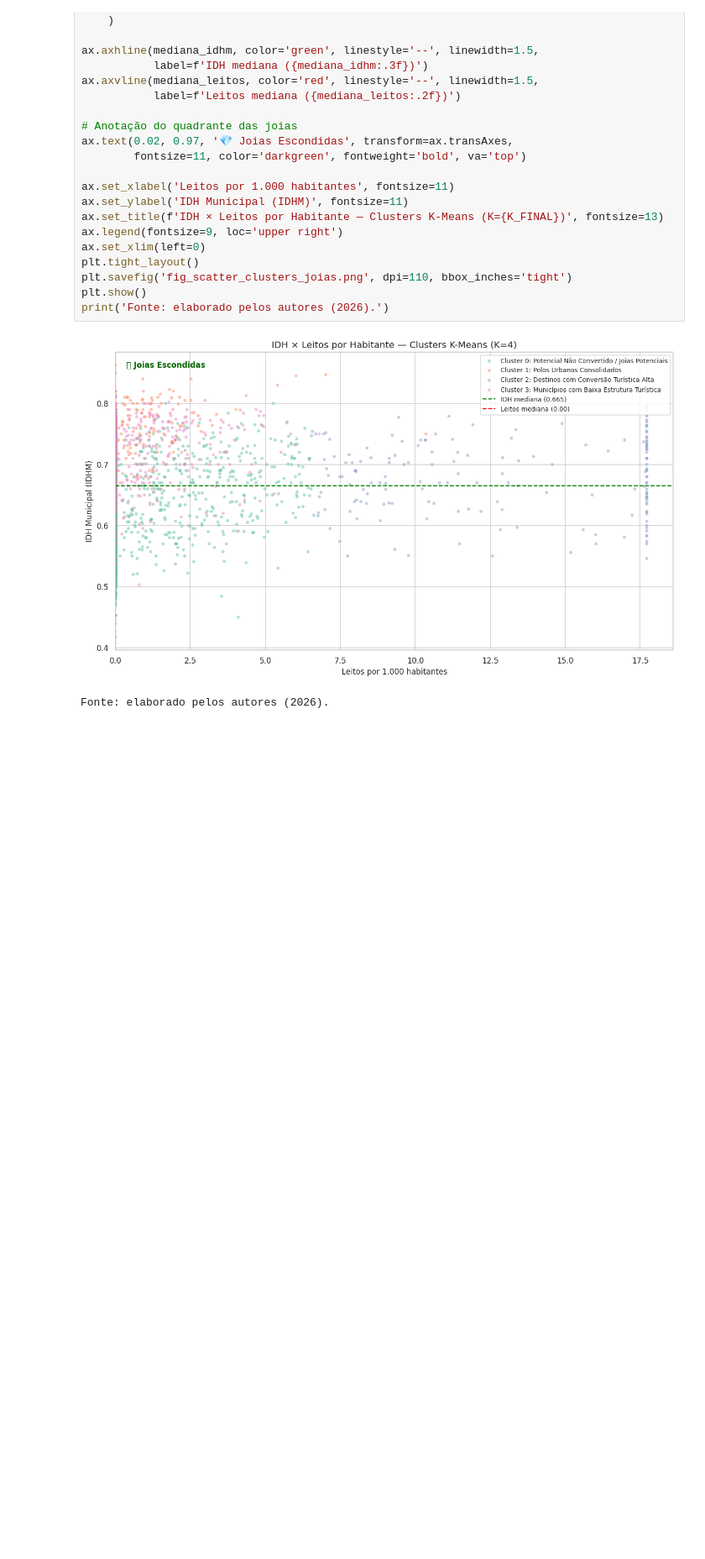
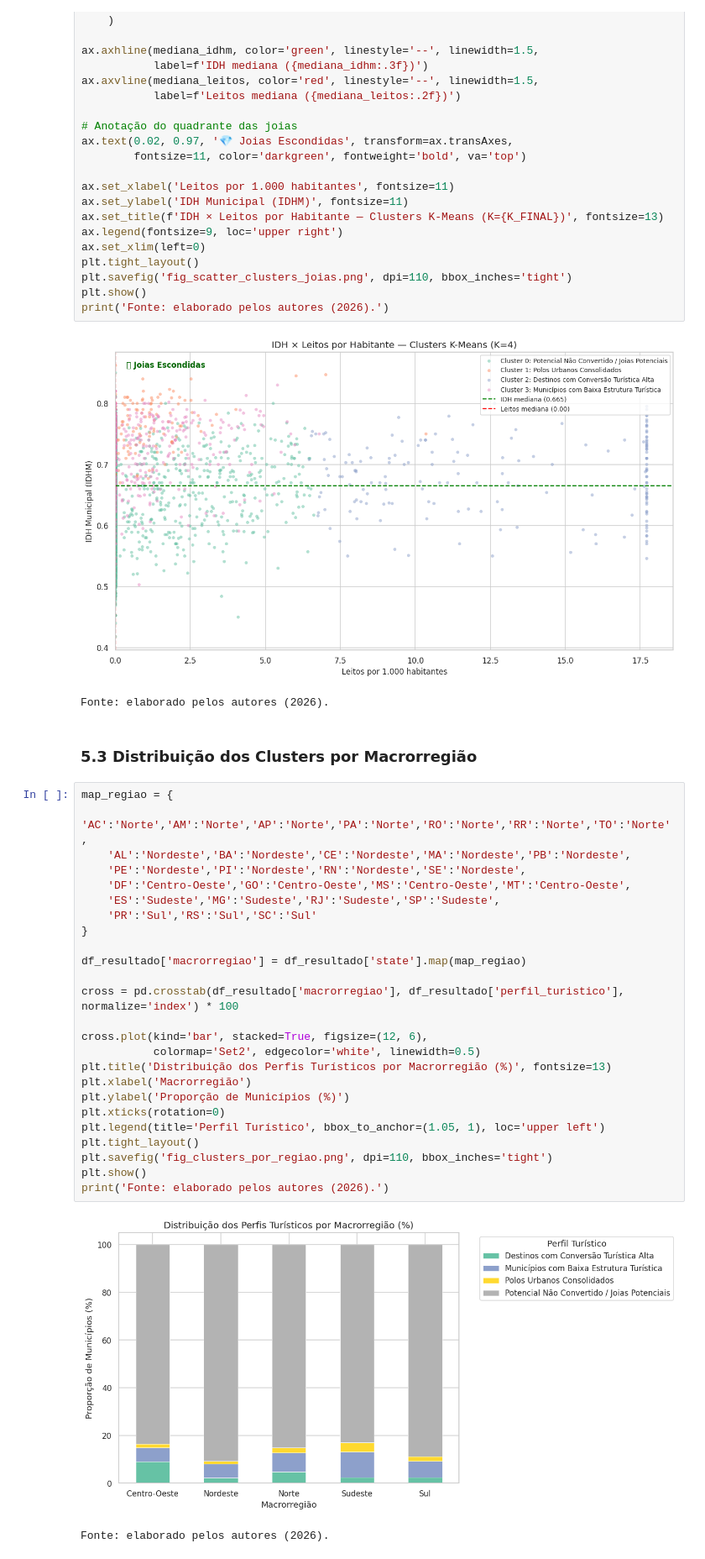
Before and after one commit to IsadoraMoraiss/Project_Pisi3, a Jupyter notebook: CLUSTERIZAÇÂO_PISI3.ipynb, the cells around one changed output. Shown at 84% size. Saved outputs shown, nothing was run; the diff lists cells and outputs as text; blank space fills up the shorter version.

Commit message:
feat cruzamento dos clusters por macroregião brasileira eexportação dos arquivos

```diff
--- a/CLUSTERIZAÇÂO_PISI3.ipynb
+++ b/CLUSTERIZAÇÂO_PISI3.ipynb
@@ -831,3 +831,33 @@ print('Fonte: elaborado pelos autores (2026).')
 # %% [output]
 [figure]
 Fonte: elaborado pelos autores (2026).
+# %% [markdown]
+### 5.3 Distribuição dos Clusters por Macrorregião
+# %%
+map_regiao = {
+    'AC':'Norte','AM':'Norte','AP':'Norte','PA':'Norte','RO':'Norte','RR':'Norte','TO':'Norte',
+    'AL':'Nordeste','BA':'Nordeste','CE':'Nordeste','MA':'Nordeste','PB':'Nordeste',
+    'PE':'Nordeste','PI':'Nordeste','RN':'Nordeste','SE':'Nordeste',
+    'DF':'Centro-Oeste','GO':'Centro-Oeste','MS':'Centro-Oeste','MT':'Centro-Oeste',
+    'ES':'Sudeste','MG':'Sudeste','RJ':'Sudeste','SP':'Sudeste',
+    'PR':'Sul','RS':'Sul','SC':'Sul'
+}
+
+df_resultado['macrorregiao'] = df_resultado['state'].map(map_regiao)
+
+cross = pd.crosstab(df_resultado['macrorregiao'], df_resultado['perfil_turistico'], normalize='index') * 100
+
+cross.plot(kind='bar', stacked=True, figsize=(12, 6),
+           colormap='Set2', edgecolor='white', linewidth=0.5)
+plt.title('Distribuição dos Perfis Turísticos por Macrorregião (%)', fontsize=13)
+plt.xlabel('Macrorregião')
+plt.ylabel('Proporção de Municípios (%)')
+plt.xticks(rotation=0)
+plt.legend(title='Perfil Turístico', bbox_to_anchor=(1.05, 1), loc='upper left')
+plt.tight_layout()
+plt.savefig('fig_clusters_por_regiao.png', dpi=110, bbox_inches='tight')
+plt.show()
+print('Fonte: elaborado pelos autores (2026).')
+# %% [output]
+[figure, added]
+Fonte: elaborado pelos autores (2026).
```
Also changed, not shown: parts of 4 cells of this notebook.
